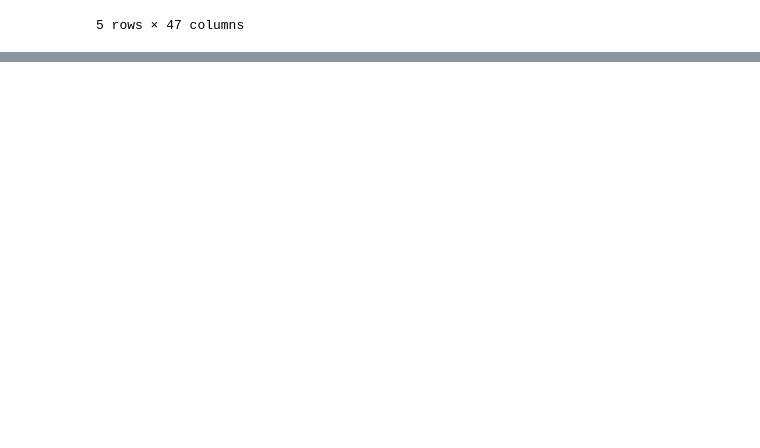
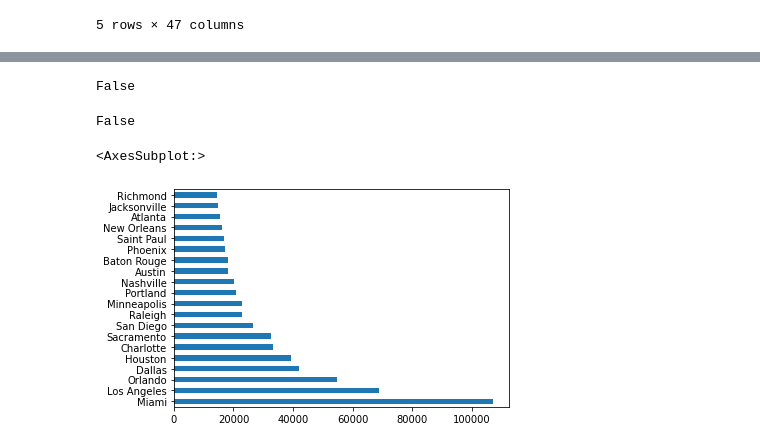
Before and after one commit to kevinlouisj/EDA_US_Accidents, a Jupyter notebook: us-accidents-eda.ipynb, the cells around one changed output, grey strips where cells are left out. Drawn from its saved outputs; the diff is of its cells as text; code cells hidden in the pictures; blank space fills up the shorter version.

Commit message:
Kaggle Notebook | us_accidents_eda | Version 4

```diff
--- a/us-accidents-eda.ipynb
+++ b/us-accidents-eda.ipynb
@@ -117,0 +225,3 @@ data_set.describe()
+# %%
+cities_by_accident = data_set.City.value_counts().sort_values(ascending=False)
+cities_by_accident
@@ -117,0 +261,13 @@ data_set.describe()
+# %%
+'New york' in data_set.City
+# %% [output]
+False
+# %%
+'NY' in data_set.State
+# %% [output]
+False
+# %%
+cities_by_accident[:20].plot(kind='barh')
+# %% [output]
+<AxesSubplot:>
+[figure, added]
```
Also changed, not shown: parts of 21 cells of this notebook.
